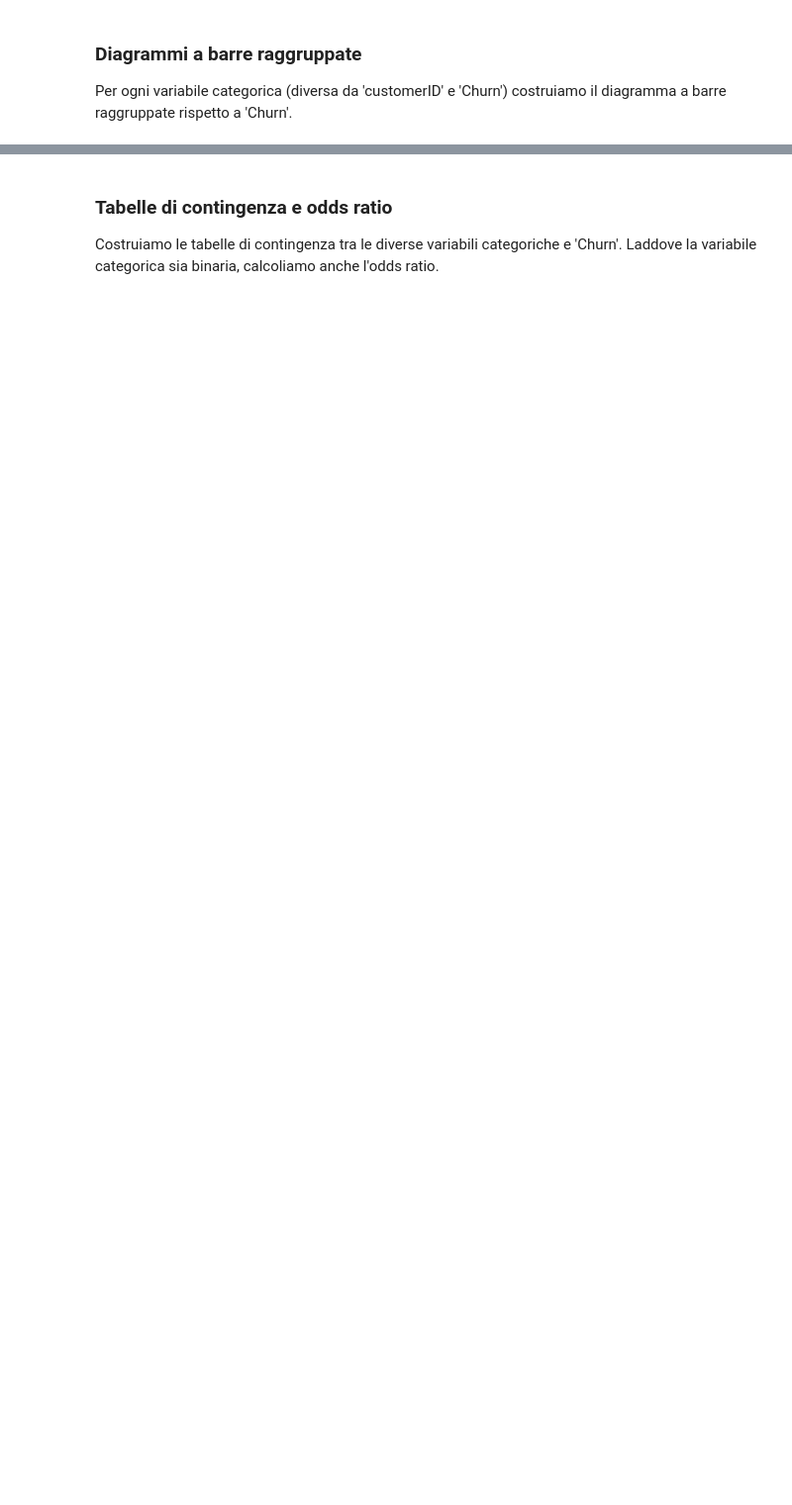
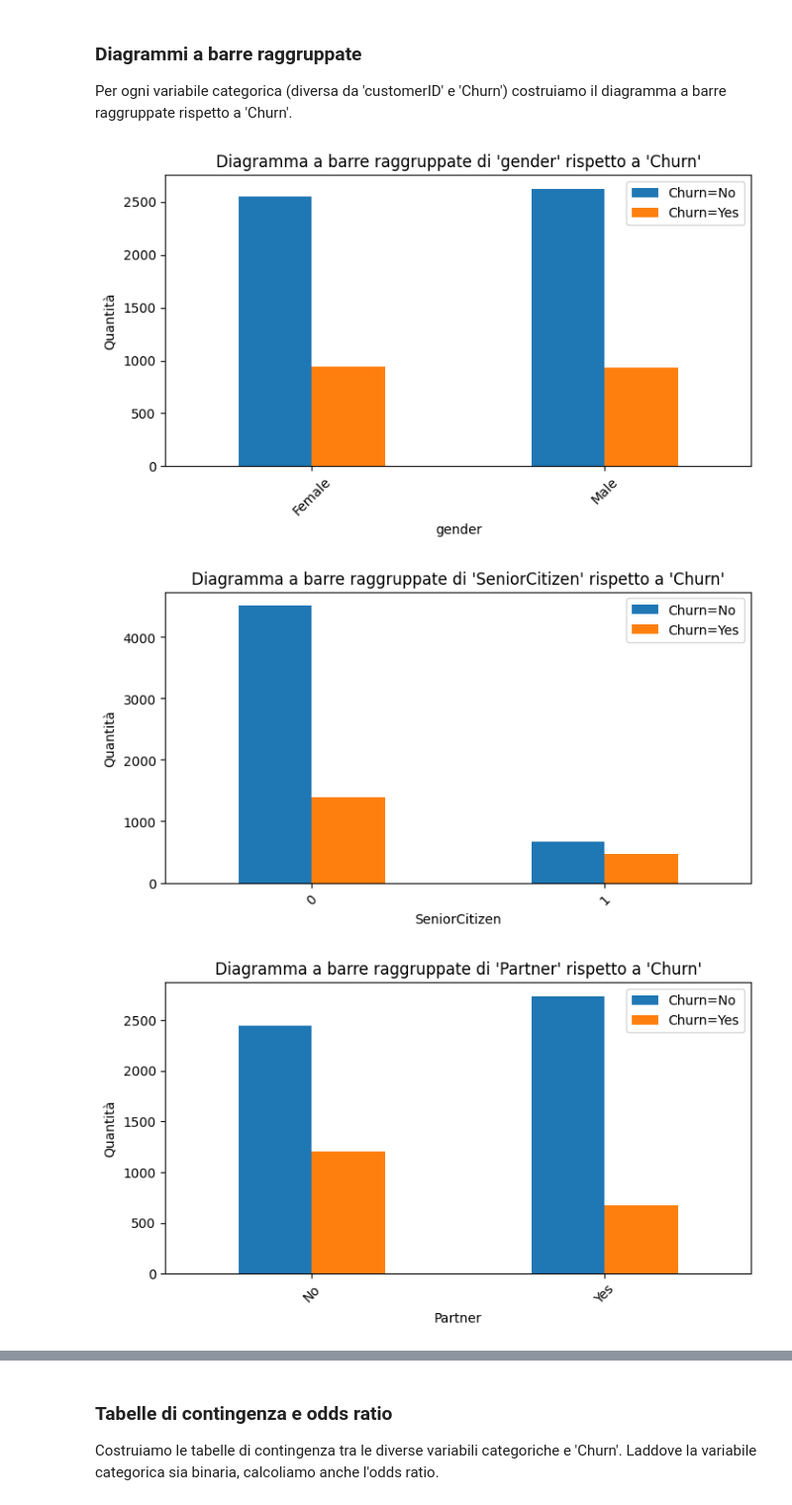
Before and after one commit to emamanni/AnalisiDeiDati_25-26, a Jupyter notebook: 08_AnalisiEsplorativaBivariata.ipynb, the cells around one changed output, grey strips where cells are left out. Shown at 99% size. Cells and saved outputs as stored; diff of their text form; code cells hidden in the pictures; blank space fills up the shorter version.

```diff
--- a/08_AnalisiEsplorativaBivariata.ipynb
+++ b/08_AnalisiEsplorativaBivariata.ipynb
@@ -116,3 +205,20 @@ Per ogni variabile categorica (diversa da 'customerID' e 'Churn') costruiamo il
 ### Diagrammi a barre raggruppate
 
 Per ogni variabile categorica (diversa da 'customerID' e 'Churn') costruiamo il diagramma a barre raggruppate rispetto a 'Churn'.
+# %%
+for feature in categoriche:
+  if feature in ['customerID', 'Churn']:
+    continue  # Salta questa iterazione
+
+  cross_tab = pd.crosstab(df[feature], df['Churn'])#, normalize='index')
+  cross_tab.plot(kind='bar', figsize=(8, 4))
+  plt.title(f"Diagramma a barre raggruppate di '{feature}' rispetto a 'Churn'")
+  plt.ylabel('Quantità')
+  plt.xlabel(feature)
+  plt.legend(['Churn=No', 'Churn=Yes'])
+  plt.xticks(rotation=45)
+  plt.show()
+# %% [output]
+[figure, added]
+[figure, added]
+[figure, added]
```
Also changed, not shown: parts of 10 cells of this notebook.
